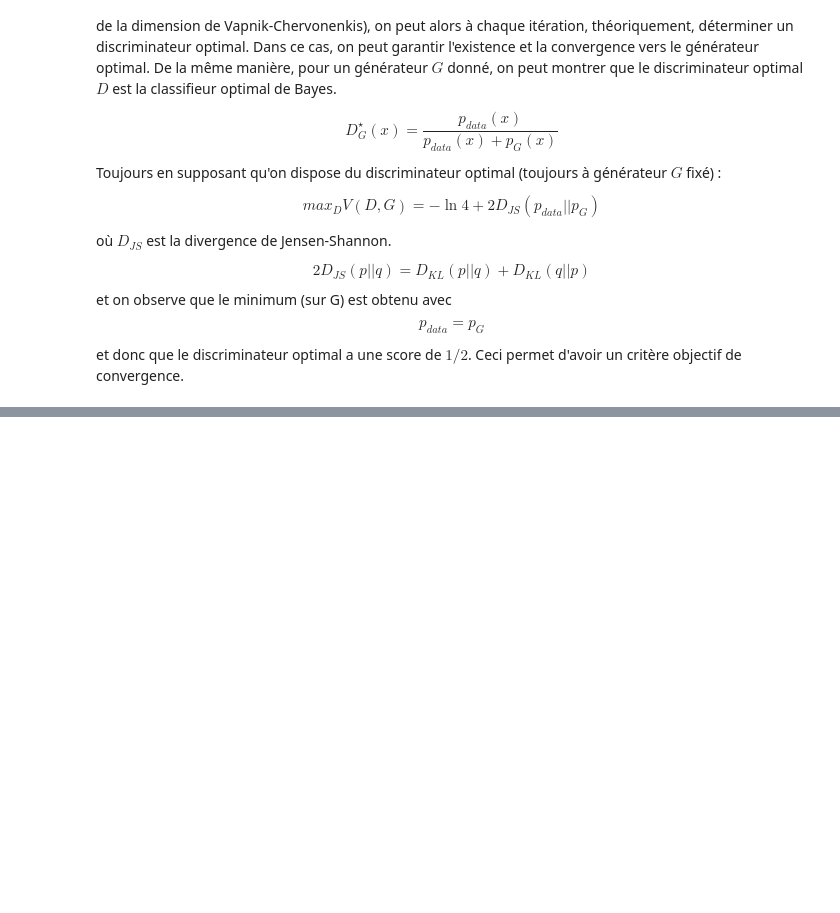
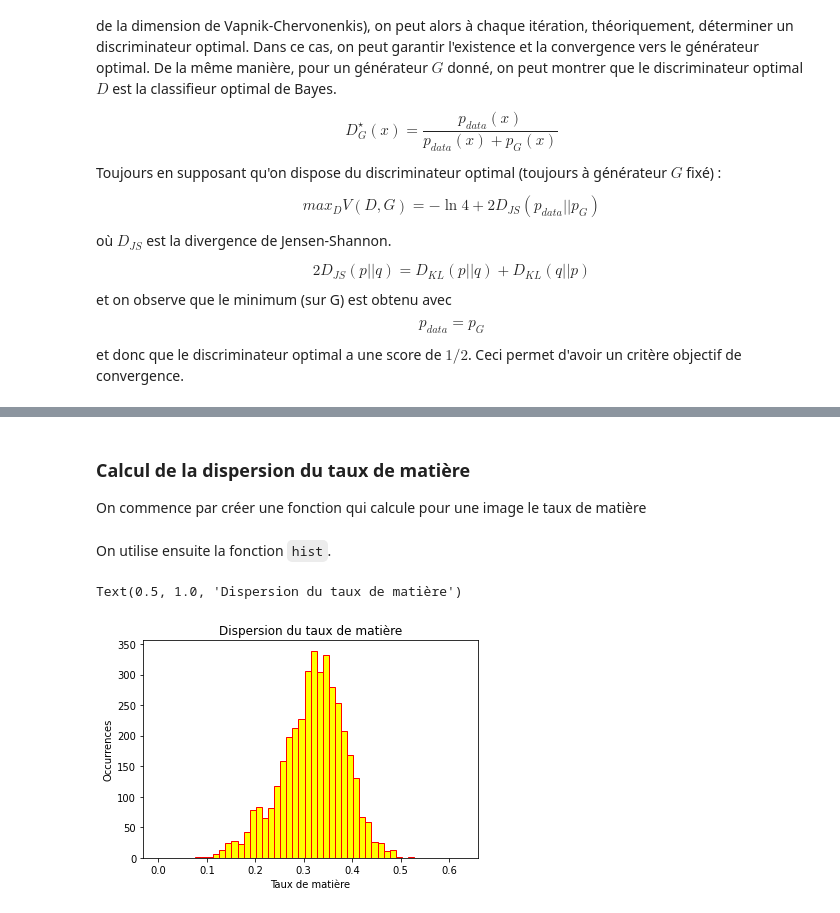
Before and after one commit to dbetteb/Design_Generation_GAN_Tensorflow, a Jupyter notebook: TP_GANs.ipynb, the cells around one changed output, grey strips where cells are left out. Drawn from its saved outputs; the diff is of its cells as text; code cells hidden in the pictures; blank space fills up the shorter version.

```diff
--- a/TP_GANs.ipynb
+++ b/TP_GANs.ipynb
@@ -162,0 +296,22 @@ L'espace latent ($z$) est typiquement échantillonné via un modèle gaussien en
+# %% [markdown]
+### Calcul de la dispersion du taux de matière
+
+On commence par créer une fonction qui calcule pour une image le taux de matière
+# %%
+def MatterRate(image_index=1):
+  return (2500.-np.sum(images_train[image_index, :, :, 0]))/2500.
+
+Rates = []
+for i in range(1,3885):
+  Rates.append(MatterRate(i))
+# %% [markdown]
+On utilise ensuite la fonction `hist`.
+# %%
+plt.hist(Rates, range = (0., 1.2*np.max(Rates)), bins = 50, color = 'yellow',
+            edgecolor = 'red')
+plt.xlabel('Taux de matière')
+plt.ylabel('Occurrences')
+plt.title('Dispersion du taux de matière')
+# %% [output]
+Text(0.5, 1.0, 'Dispersion du taux de matière')
+[figure, added]
```
Also changed, not shown: parts of 24 cells of this notebook.
